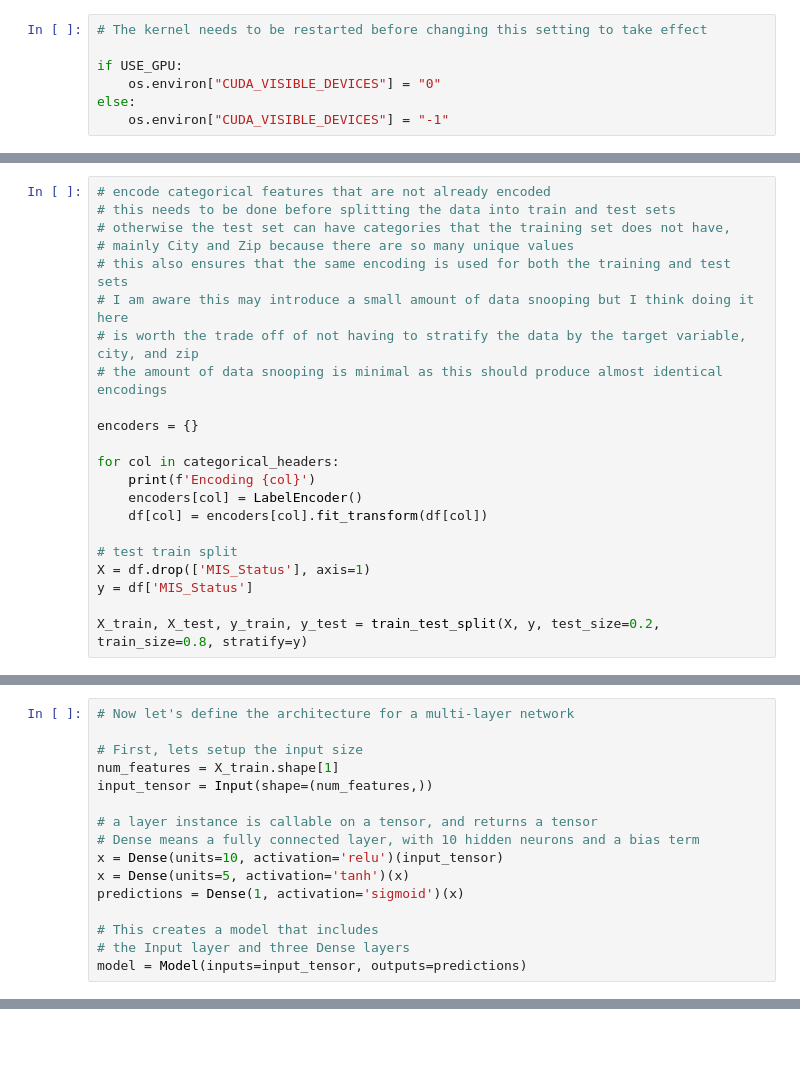
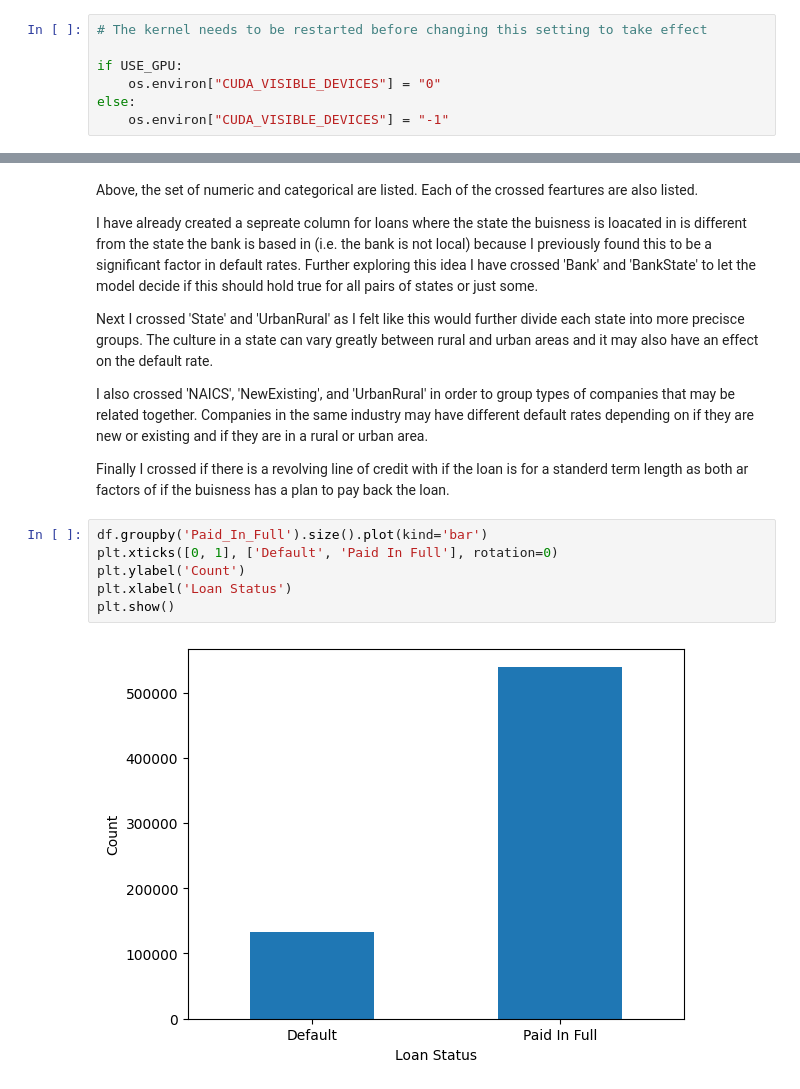
Before and after one commit to MarkBrub/ML_Python, a Jupyter notebook: Labs/Lab5.ipynb, the cells around one changed output, grey strips where cells are left out. Cells and saved outputs as stored; diff of their text form; blank space fills up the shorter version.

```diff
--- a/Labs/Lab5.ipynb
+++ b/Labs/Lab5.ipynb
@@ -162,22 +62,0 @@ memory usage: 107.7 MB
-# %%
-# encode categorical features that are not already encoded
-# this needs to be done before splitting the data into train and test sets
-# otherwise the test set can have categories that the training set does not have,
-# mainly City and Zip because there are so many unique values
-# this also ensures that the same encoding is used for both the training and test sets
-# I am aware this may introduce a small amount of data snooping but I think doing it here
-# is worth the trade off of not having to stratify the data by the target variable, city, and zip
-# the amount of data snooping is minimal as this should produce almost identical encodings
-
-encoders = {}
-
-for col in categorical_headers:
-    print(f'Encoding {col}')
-    encoders[col] = LabelEncoder()
-    df[col] = encoders[col].fit_transform(df[col])
-
-# test train split
-X = df.drop(['MIS_Status'], axis=1)
-y = df['MIS_Status']
-
-X_train, X_test, y_train, y_test = train_test_split(X, y, test_size=0.2, train_size=0.8, stratify=y)
@@ -206,16 +62,0 @@ y_test = y_test.values.astype(np.int32)
-# %%
-# Now let's define the architecture for a multi-layer network
-
-# First, lets setup the input size
-num_features = X_train.shape[1]
-input_tensor = Input(shape=(num_features,))
-
-# a layer instance is callable on a tensor, and returns a tensor
-# Dense means a fully connected layer, with 10 hidden neurons and a bias term
-x = Dense(units=10, activation='relu')(input_tensor)
-x = Dense(units=5, activation='tanh')(x)
-predictions = Dense(1, activation='sigmoid')(x)
-
-# This creates a model that includes
-# the Input layer and three Dense layers
-model = Model(inputs=input_tensor, outputs=predictions)
@@ -336,0 +219,18 @@ Wall time: 22 s
+# %% [markdown]
+Above, the set of numeric and categorical are listed. Each of the crossed feartures are also listed.
+
+I have already created a sepreate column for loans where the state the buisness is loacated in is different from the state the bank is based in (i.e. the bank is not local) because I previously found this to be a significant factor in default rates. Further exploring this idea I have crossed 'Bank' and 'BankState' to let the model decide if this should hold true for all pairs of states or just some.
+
+Next I crossed 'State' and 'UrbanRural' as I felt like this would further divide each state into more precisce groups. The culture in a state can vary greatly between rural and urban areas and it may also have an effect on the default rate.
+
+I also crossed 'NAICS', 'NewExisting', and 'UrbanRural' in order to group types of companies that may be related together. Companies in the same industry may have different default rates depending on if they are new or existing and if they are in a rural or urban area.
+
+Finally I crossed if there is a revolving line of credit with if the loan is for a standerd term length as both ar factors of if the buisness has a plan to pay back the loan.
+# %%
+df.groupby('Paid_In_Full').size().plot(kind='bar')
+plt.xticks([0, 1], ['Default', 'Paid In Full'], rotation=0)
+plt.ylabel('Count')
+plt.xlabel('Loan Status')
+plt.show()
+# %% [output]
+[figure, added]
```
Also changed, not shown: parts of 41 cells of this notebook, 4 other files.
